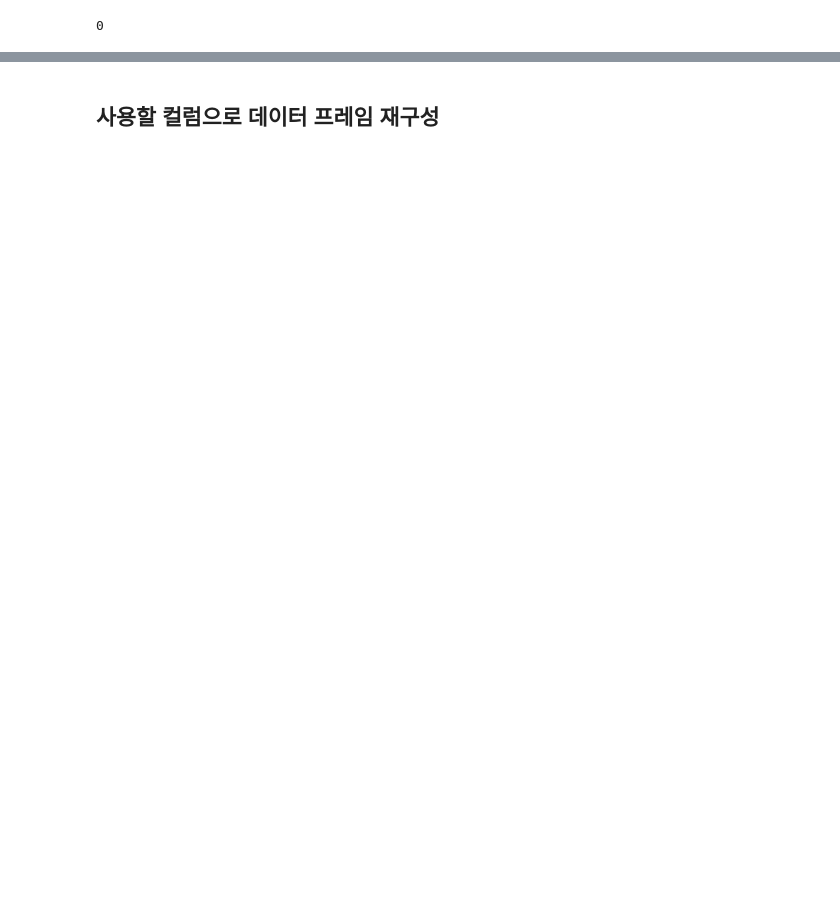
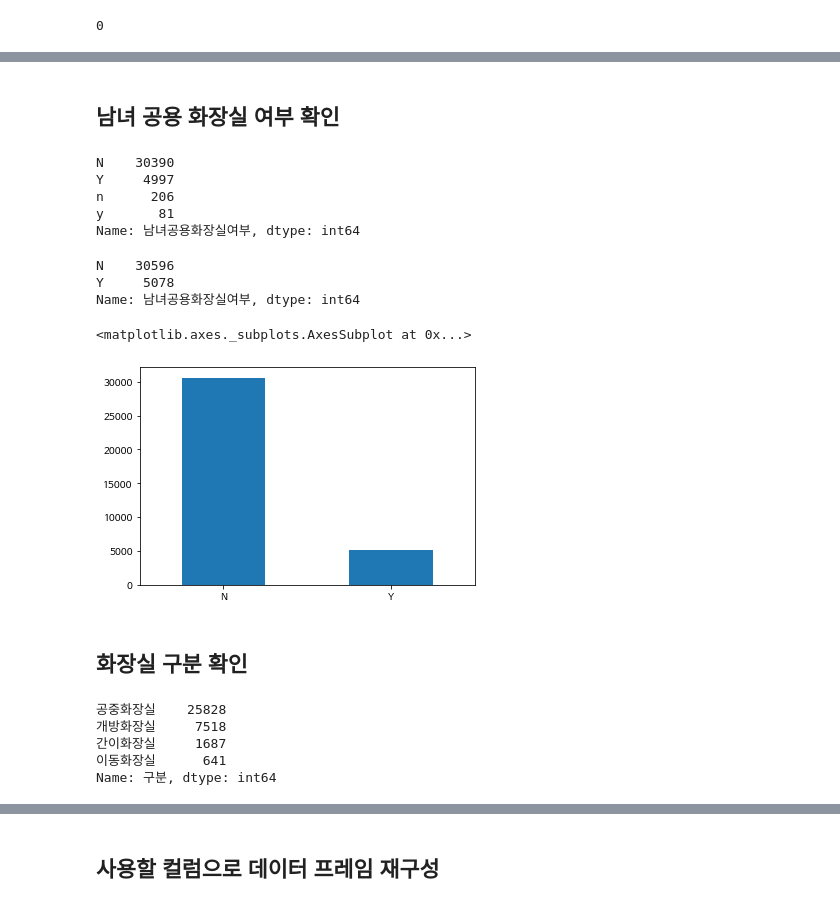
Before and after one commit to SonHyeok/toilet, a Jupyter notebook: 공중화장실.ipynb, the cells around one changed output, grey strips where cells are left out. Cells and saved outputs as stored; diff of their text form; code cells hidden in the pictures; blank space fills up the shorter version.

```diff
--- a/공중화장실.ipynb
+++ b/공중화장실.ipynb
@@ -110,0 +167,34 @@ import googlemaps
+# %% [markdown]
+## 남녀 공용 화장실 여부 확인
+# %%
+df['남녀공용화장실여부'].value_counts()
+# %% [output]
+N    30390
+Y     4997
+n      206
+y       81
+Name: 남녀공용화장실여부, dtype: int64
+# %%
+df['남녀공용화장실여부'] = df['남녀공용화장실여부'].replace('n','N')
+df['남녀공용화장실여부'] = df['남녀공용화장실여부'].replace('y','Y')
+# %%
+df['남녀공용화장실여부'].value_counts()
+# %% [output]
+N    30596
+Y     5078
+Name: 남녀공용화장실여부, dtype: int64
+# %%
+df['남녀공용화장실여부'].value_counts().plot.bar(rot = 0)
+# %% [output]
+<matplotlib.axes._subplots.AxesSubplot at 0x...>
+[figure, added]
+# %% [markdown]
+## 화장실 구분 확인
+# %%
+df['구분'].value_counts()
+# %% [output]
+공중화장실    25828
+개방화장실     7518
+간이화장실     1687
+이동화장실      641
+Name: 구분, dtype: int64
```
Also changed, not shown: parts of 31 cells of this notebook.
